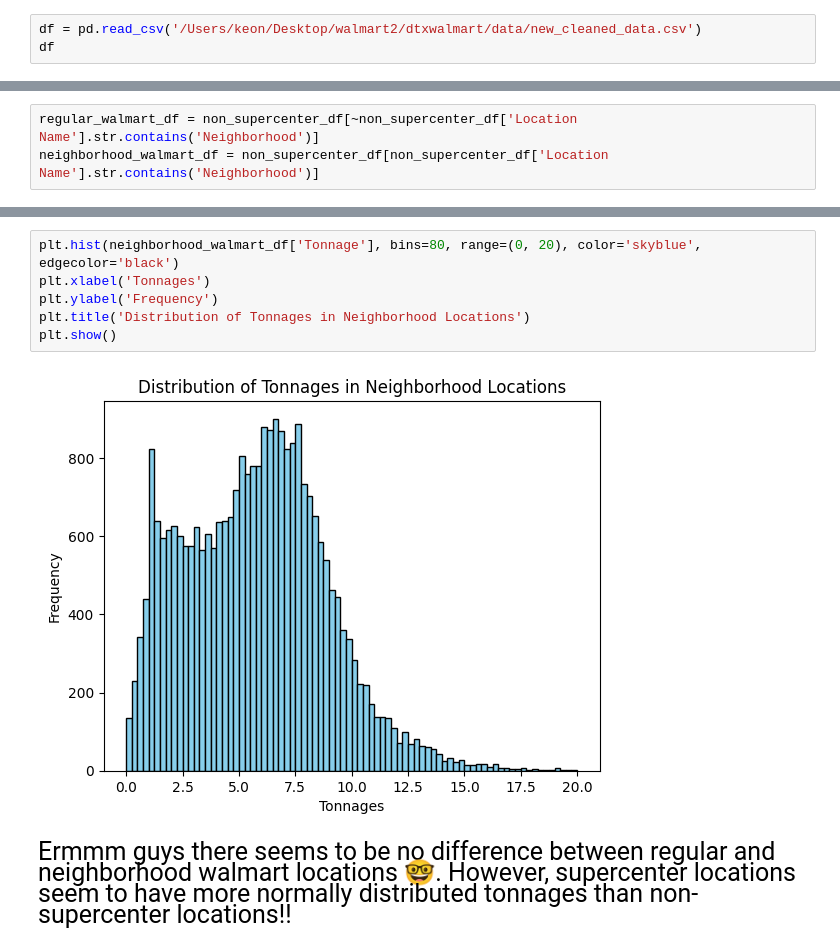
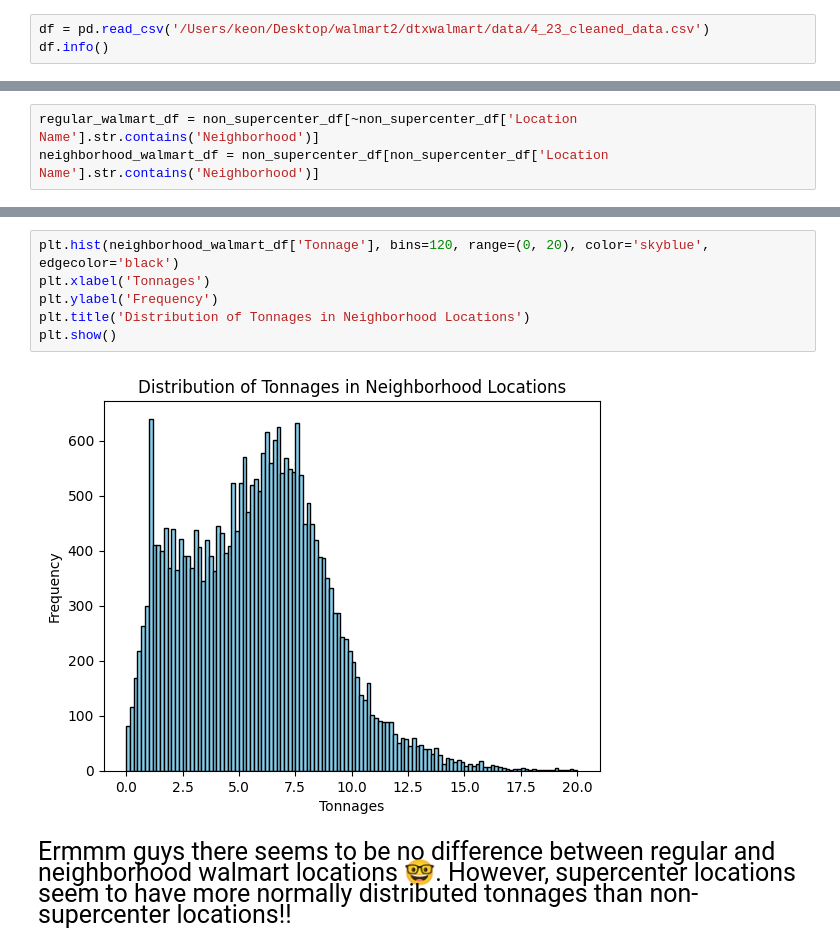
Before and after one commit to jli615/dtxwalmart, a Jupyter notebook: splitting.ipynb, the cells around one changed output, grey strips where cells are left out. Drawn from its saved outputs; the diff is of its cells as text.

```diff
--- a/splitting.ipynb
+++ b/splitting.ipynb
@@ -2,6 +2,6 @@
 import pandas as pd
 import matplotlib.pyplot as plt
 # %%
-df = pd.read_csv('/Users/keon/Desktop/walmart2/dtxwalmart/data/new_cleaned_data.csv')
-df
+df = pd.read_csv('/Users/keon/Desktop/walmart2/dtxwalmart/data/4_23_cleaned_data.csv')
+df.info()
 # %% [output]
@@ -102,11 +106,11 @@ plt.show()
 # %%
-plt.hist(neighborhood_walmart_df['Tonnage'], bins=80, range=(0, 20), color='skyblue', edgecolor='black')
+plt.hist(neighborhood_walmart_df['Tonnage'], bins=120, range=(0, 20), color='skyblue', edgecolor='black')
 plt.xlabel('Tonnages')
 plt.ylabel('Frequency')
 plt.title('Distribution of Tonnages in Neighborhood Locations')
 plt.show()
 # %% [output]
-[figure, old version]
+[figure, new version]
 # %% [markdown]
 <div style="font-size: 25px;">
 Ermmm guys there seems to be no difference between regular and neighborhood walmart locations 🤓. However, supercenter locations seem to have more normally distributed tonnages than non-supercenter locations!!
```
Also changed, not shown: parts of 10 cells of this notebook.
